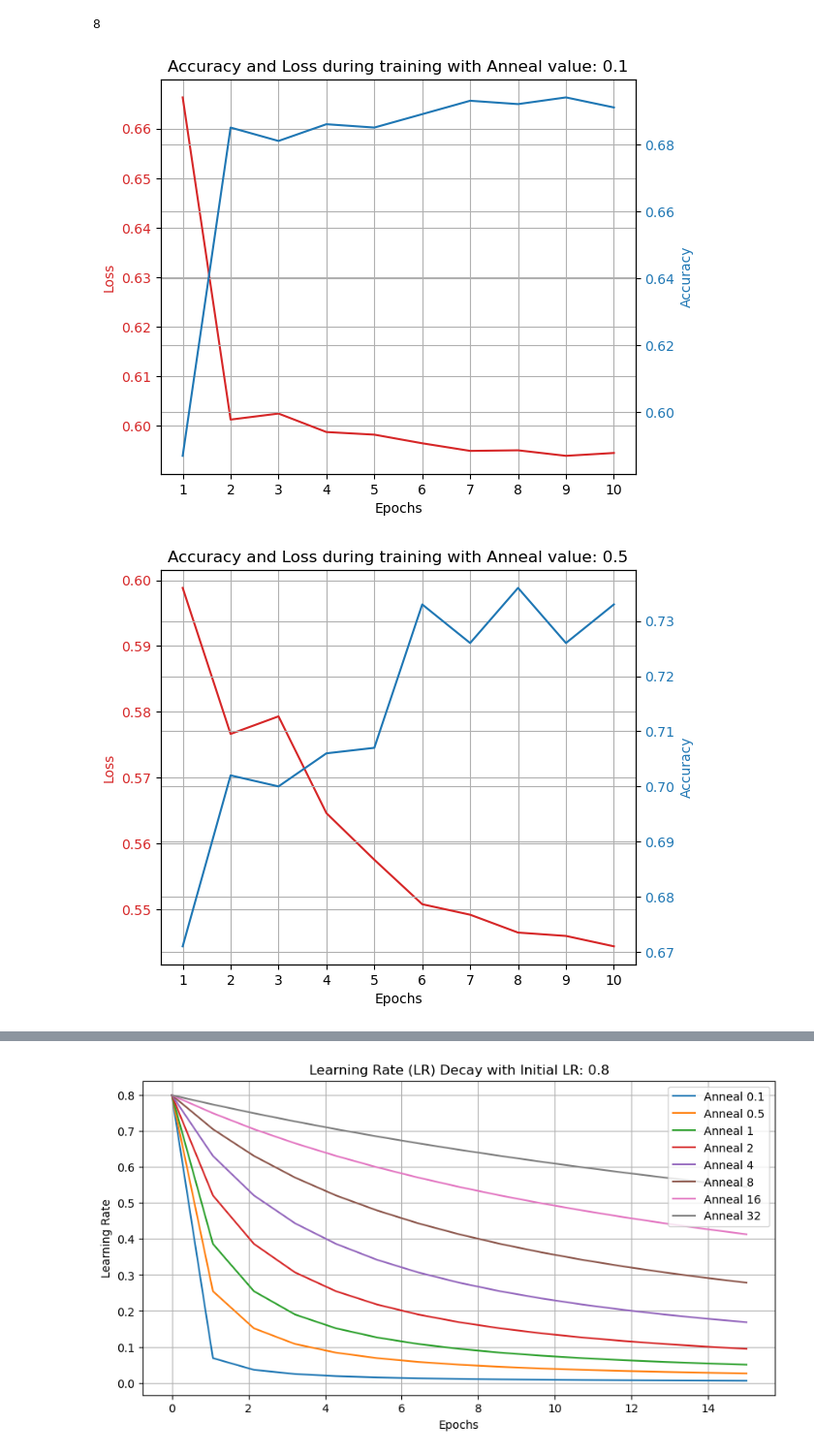
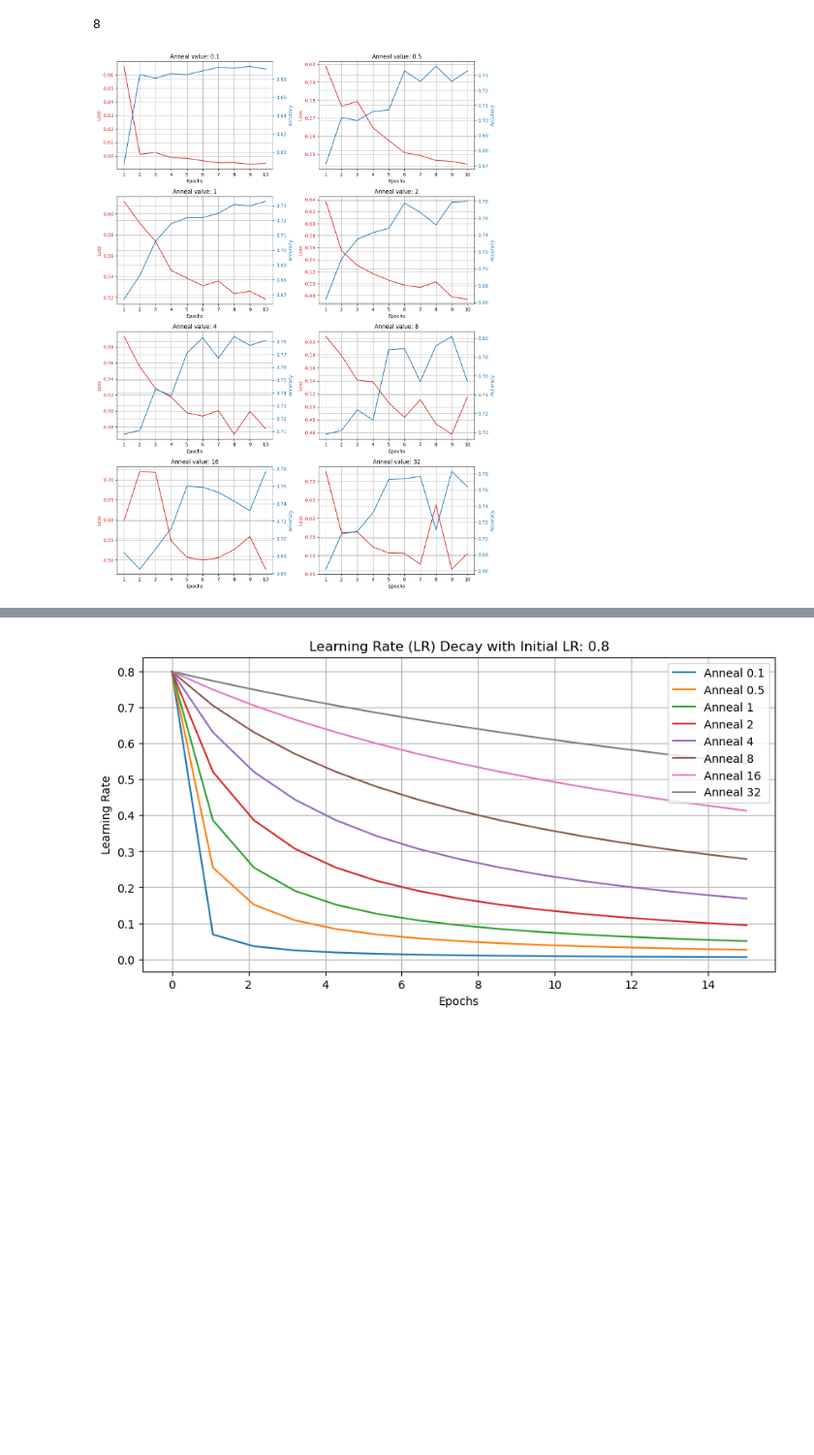
Before and after one commit to ericjanto/number-agreement, a Jupyter notebook: testing.ipynb, the cells around one changed output, grey strips where cells are left out. Shown at 97% size. Drawn from its saved outputs; the diff is of its cells as text; code cells hidden in the pictures; blank space fills up the shorter version.

Commit message:
save plots

```diff
--- a/testing.ipynb
+++ b/testing.ipynb
@@ -21,13 +21,14 @@ import os
 import numpy as np
 import sys
 import time
+import matplotlib.pyplot as plt
 
 data_folder = ""
 
 annealValues = [0.1,0.5,1,2,4,8,16,32]
 
 def getFileName(x):
-    return f"question_5_anneal_{str(x)}_loss_acc.csv"
+    return f"code/question_5_anneal_{str(x)}_loss_acc.csv"
 
 
 allAnnealData = []
@@ -50,32 +51,32 @@ len(allAnnealData)
 # %%
 fig, axs = plt.subplots(4, 2, figsize=(12, 16))
 
 for i, (anneal, lossList, accList) in enumerate(allAnnealData):
     ax = axs[i // 2, i % 2]
 
     epochs = range(1, len(lossList) + 1)
 
     color = 'tab:red'
     ax.set_xlabel('Epochs')
     ax.set_ylabel('Loss', color=color)
     ax.plot(epochs, lossList, color=color)
     ax.tick_params(axis='y', labelcolor=color)
     ax.grid()
 
     ax2 = ax.twinx()  # instantiate a second axes that shares the same x-axis
 
     color = 'tab:blue'
     ax2.set_ylabel('Accuracy', color=color)  # we already handled the x-label with ax
     ax2.plot(epochs, accList, color=color)
     ax2.tick_params(axis='y', labelcolor=color)
     ax2.grid()
 
     fig.tight_layout()  # otherwise the right y-label is slightly clipped
 
     ax.set_xticks(np.arange(min(epochs), max(epochs)+1, 1))
-    ax.set_title(f"Accuracy and Loss during training with Anneal value: {anneal}")
+    ax.set_title(f"Anneal value: {anneal}")
 
 plt.show()
+fig.savefig("report/data/plt/question_5_anneal_loss_acc.png")
 # %% [output]
-[figure, old version]
+[figure, new version]
-[figure, removed]
```
Also changed, not shown: parts of 1 cell of this notebook, 5 other files.
